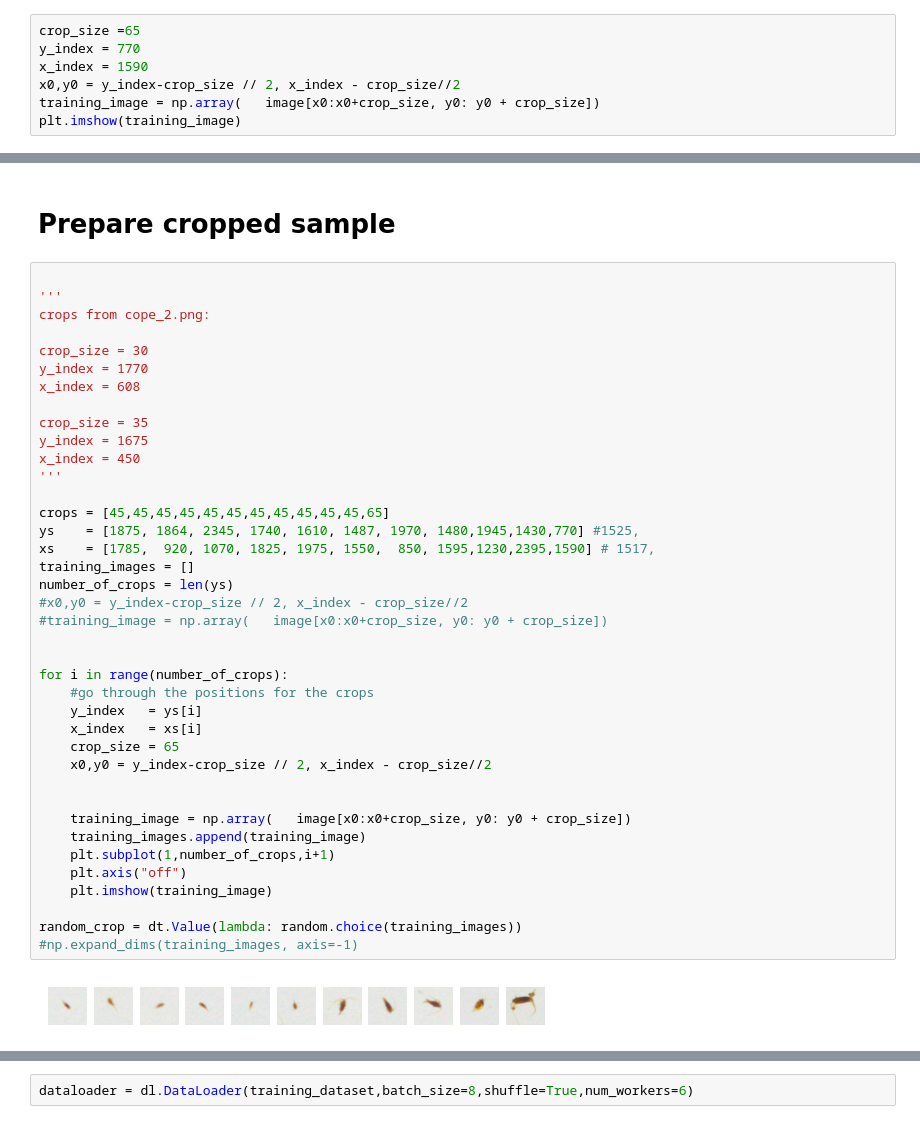
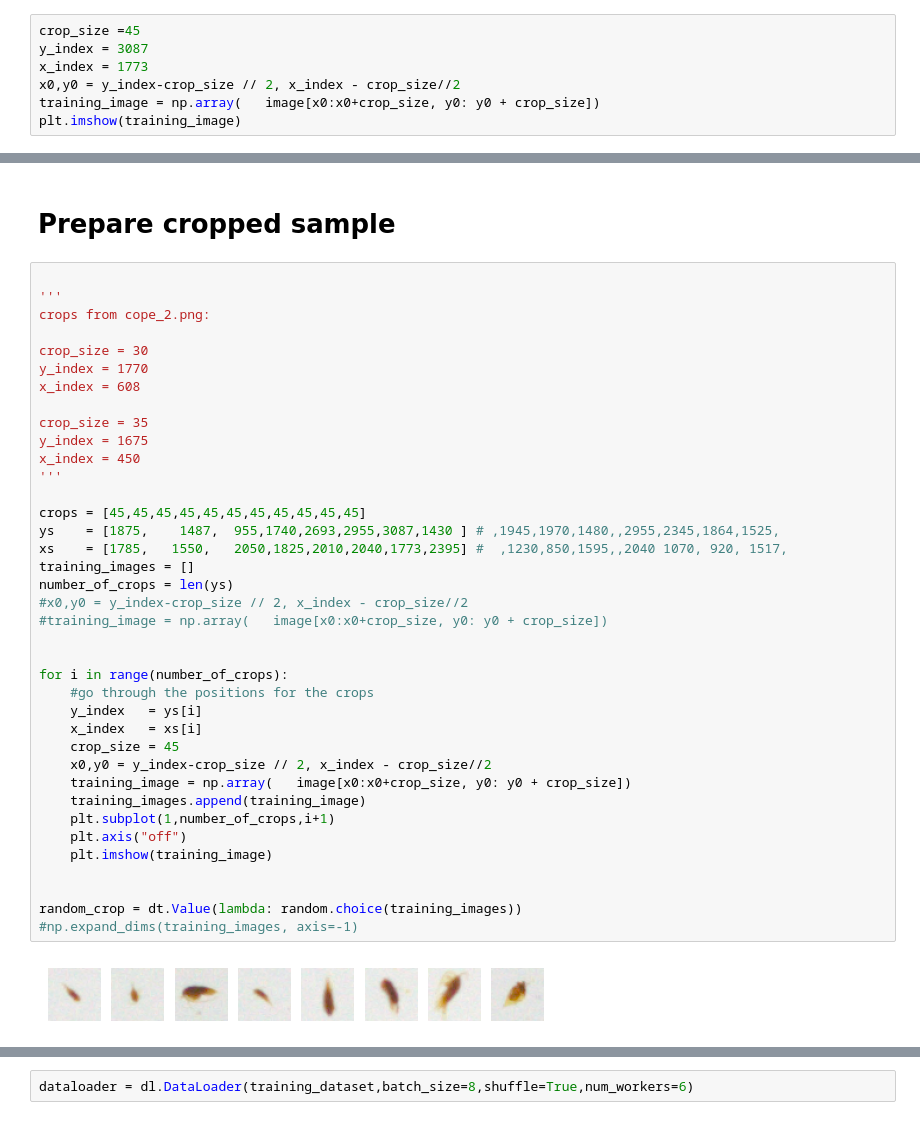
Before and after one commit to Pwhsky/copepod-image-analysis, a Jupyter notebook: lodestar_analysis.ipynb, the cells around one changed output, grey strips where cells are left out. Cells and saved outputs as stored; diff of their text form.

```diff
--- a/lodestar_analysis.ipynb
+++ b/lodestar_analysis.ipynb
@@ -17,9 +19,9 @@ print(np.shape(image))
 (5202, 3464, 3)
 <Figure size 1500x1000 with 0 Axes>
 # %%
-crop_size =65
-y_index = 770
-x_index = 1590
+crop_size =45
+y_index = 3087
+x_index = 1773
 x0,y0 = y_index-crop_size // 2, x_index - crop_size//2
 training_image = np.array(   image[x0:x0+crop_size, y0: y0 + crop_size])
 plt.imshow(training_image)
@@ -35,40 +37,39 @@ crops from cope_2.png:
 
 crop_size = 30
 y_index = 1770
 x_index = 608
 
 crop_size = 35
 y_index = 1675
 x_index = 450
 '''
 
-crops = [45,45,45,45,45,45,45,45,45,45,45,65]
-ys    = [1875, 1864, 2345, 1740, 1610, 1487, 1970, 1480,1945,1430,770] #1525,
-xs    = [1785,  920, 1070, 1825, 1975, 1550,  850, 1595,1230,2395,1590] # 1517,
+crops = [45,45,45,45,45,45,45,45,45,45,45]
+ys    = [1875,    1487,  955,1740,2693,2955,3087,1430 ] # ,1945,1970,1480,,2955,2345,1864,1525,
+xs    = [1785,   1550,   2050,1825,2010,2040,1773,2395] #  ,1230,850,1595,,2040 1070, 920, 1517,
 training_images = []
 number_of_crops = len(ys)
 #x0,y0 = y_index-crop_size // 2, x_index - crop_size//2
 #training_image = np.array(   image[x0:x0+crop_size, y0: y0 + crop_size])
 
 
 for i in range(number_of_crops):
     #go through the positions for the crops
     y_index   = ys[i]
     x_index   = xs[i]
-    crop_size = 65
+    crop_size = 45
     x0,y0 = y_index-crop_size // 2, x_index - crop_size//2
-
-
     training_image = np.array(   image[x0:x0+crop_size, y0: y0 + crop_size])
     training_images.append(training_image)
     plt.subplot(1,number_of_crops,i+1)
     plt.axis("off")
     plt.imshow(training_image)
 
+
 random_crop = dt.Value(lambda: random.choice(training_images))
 #np.expand_dims(training_images, axis=-1)
 # %% [output]
-[figure, old version]
+[figure, new version]
 # %%
 downsample = 2
 training_pipeline = (
```
Also changed, not shown: parts of 6 cells of this notebook.
